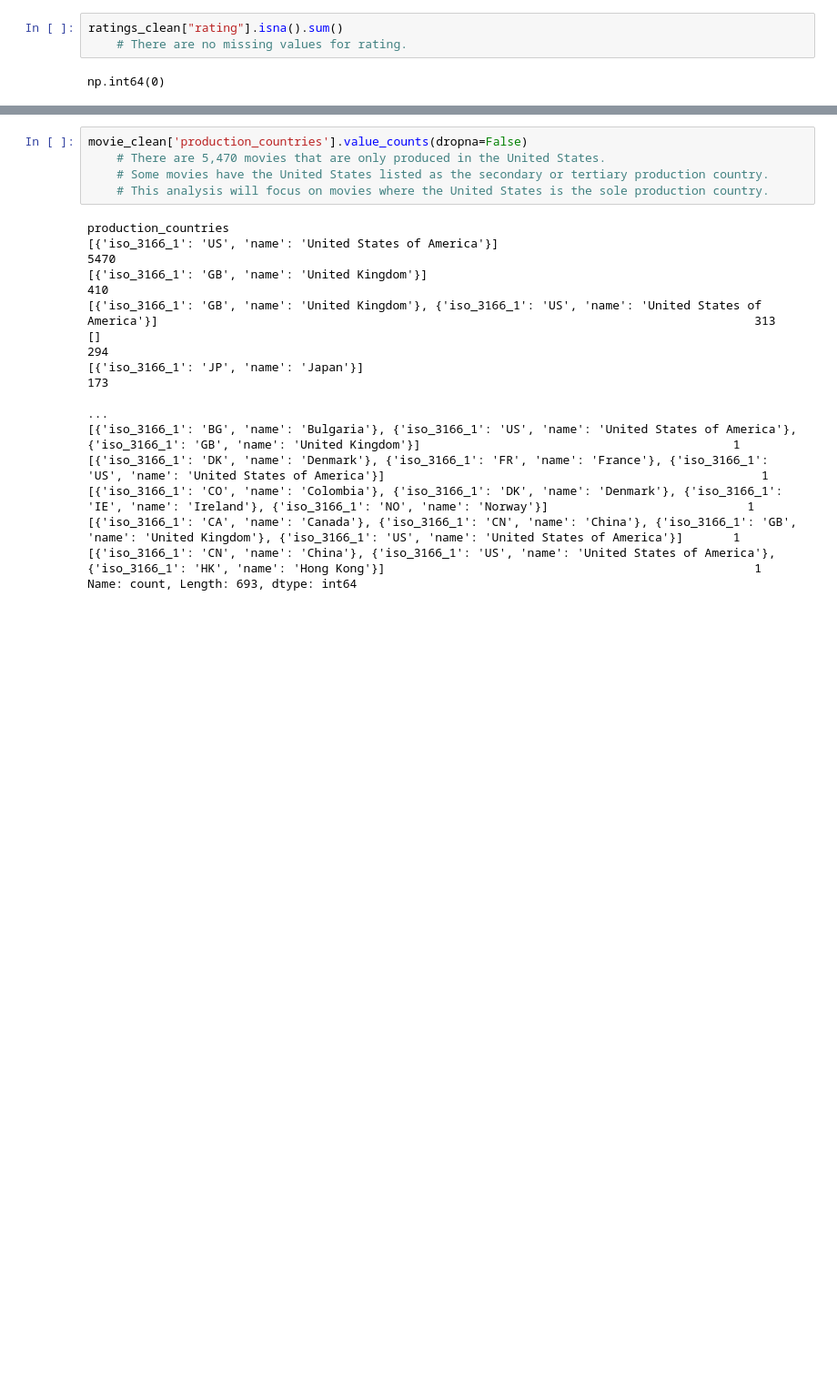
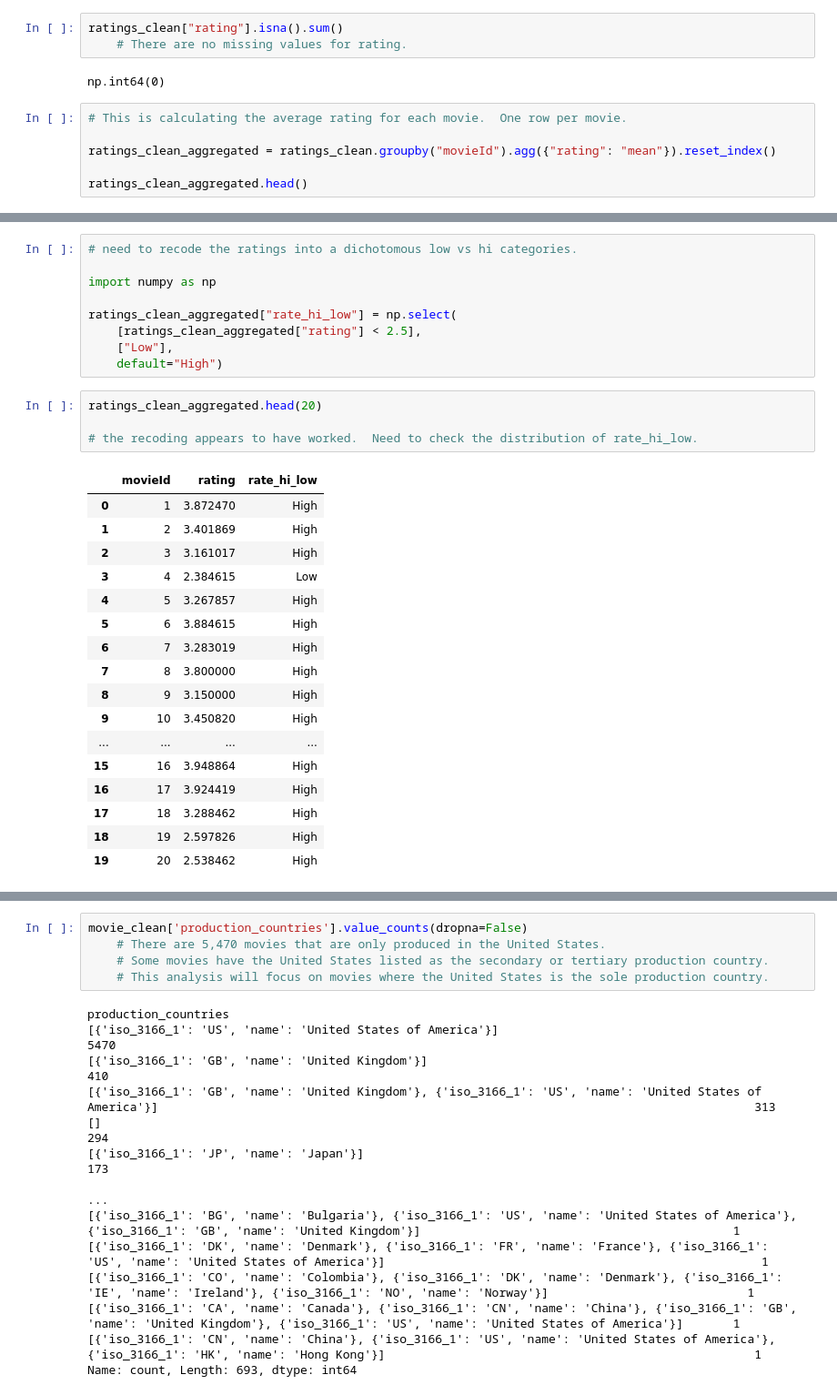
Before and after one commit to tsenre4w/ban6003-Movies-Final-ernest, a Jupyter notebook: notebooks/movies_project_starter.ipynb, the cells around one changed output, grey strips where cells are left out. Shown at 91% size. Cells and saved outputs as stored; diff of their text form; blank space fills up the shorter version.

Commit message:
BAN5003 Final project recoded ratings

```diff
--- a/notebooks/movies_project_starter.ipynb
+++ b/notebooks/movies_project_starter.ipynb
@@ -303,3 +303,9 @@ ratings_clean["rating"].isna().sum()
     # There are no missing values for rating.
 # %% [output]
 np.int64(0)
+# %%
+# This is calculating the average rating for each movie.  One row per movie.
+
+ratings_clean_aggregated = ratings_clean.groupby("movieId").agg({"rating": "mean"}).reset_index()
+
+ratings_clean_aggregated.head()
@@ -305,0 +330,31 @@ np.int64(0)
+# %%
+# need to recode the ratings into a dichotomous low vs hi categories.
+
+import numpy as np
+
+ratings_clean_aggregated["rate_hi_low"] = np.select(
+    [ratings_clean_aggregated["rating"] < 2.5],
+    ["Low"],
+    default="High")
+# %%
+ratings_clean_aggregated.head(20)
+
+# the recoding appears to have worked.  Need to check the distribution of rate_hi_low.
+# %% [output]
+|  | movieId | rating | rate_hi_low |
+| 0 | 1 | 3.872470 | High |
+| 1 | 2 | 3.401869 | High |
+| 2 | 3 | 3.161017 | High |
+| 3 | 4 | 2.384615 | Low |
+| 4 | 5 | 3.267857 | High |
+| 5 | 6 | 3.884615 | High |
+| 6 | 7 | 3.283019 | High |
+| 7 | 8 | 3.800000 | High |
+| 8 | 9 | 3.150000 | High |
+| 9 | 10 | 3.450820 | High |
+| ... | ... | ... | ... |
+| 15 | 16 | 3.948864 | High |
+| 16 | 17 | 3.924419 | High |
+| 17 | 18 | 3.288462 | High |
+| 18 | 19 | 2.597826 | High |
+| 19 | 20 | 2.538462 | High |
```
Also changed, not shown: parts of 3 cells of this notebook.
